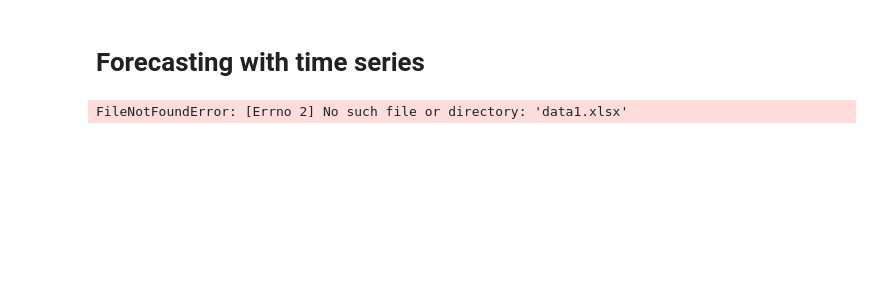
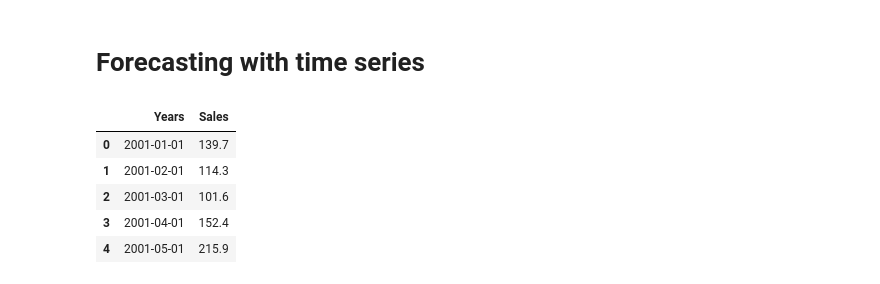
Before and after one commit to josue-islas/time_series, a Jupyter notebook: inicial.ipynb, the cells around one changed output. Cells and saved outputs as stored; diff of their text form; code cells hidden in the pictures; blank space fills up the shorter version.

```diff
--- a/inicial.ipynb
+++ b/inicial.ipynb
@@ -6,5 +9,10 @@ import numpy as np
 # %%
-df = pd.read_excel('data/data1.xlsx')
+df = pd.read_excel('data/data1.xlsx', sheet_name='Sheet2')
 df.head()
 # %% [output]
-FileNotFoundError: [Errno 2] No such file or directory: 'data1.xlsx'
+|  | Years | Sales |
+| 0 | 2001-01-01 | 139.7 |
+| 1 | 2001-02-01 | 114.3 |
+| 2 | 2001-03-01 | 101.6 |
+| 3 | 2001-04-01 | 152.4 |
+| 4 | 2001-05-01 | 215.9 |
```
Also changed, not shown: parts of 7 cells of this notebook.
